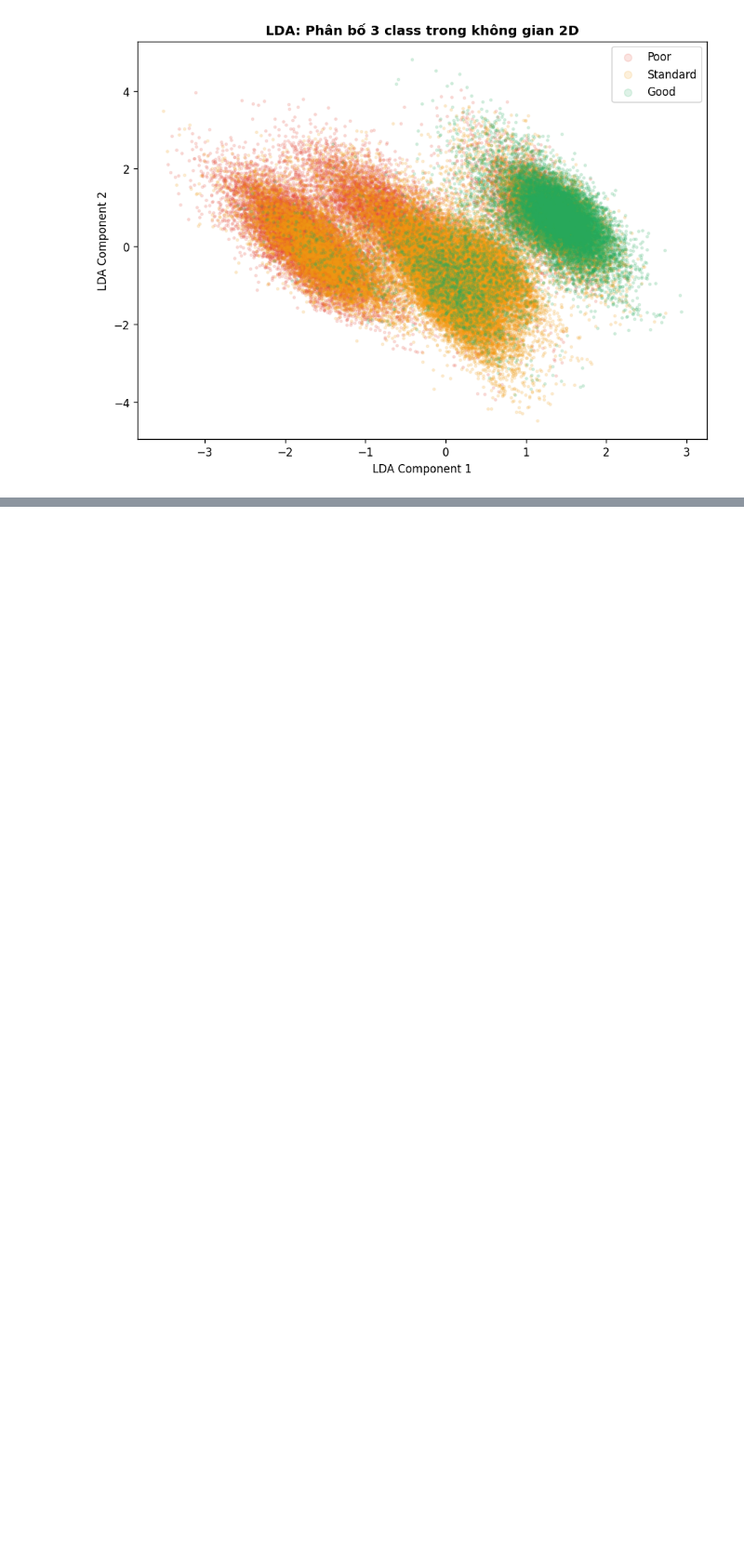
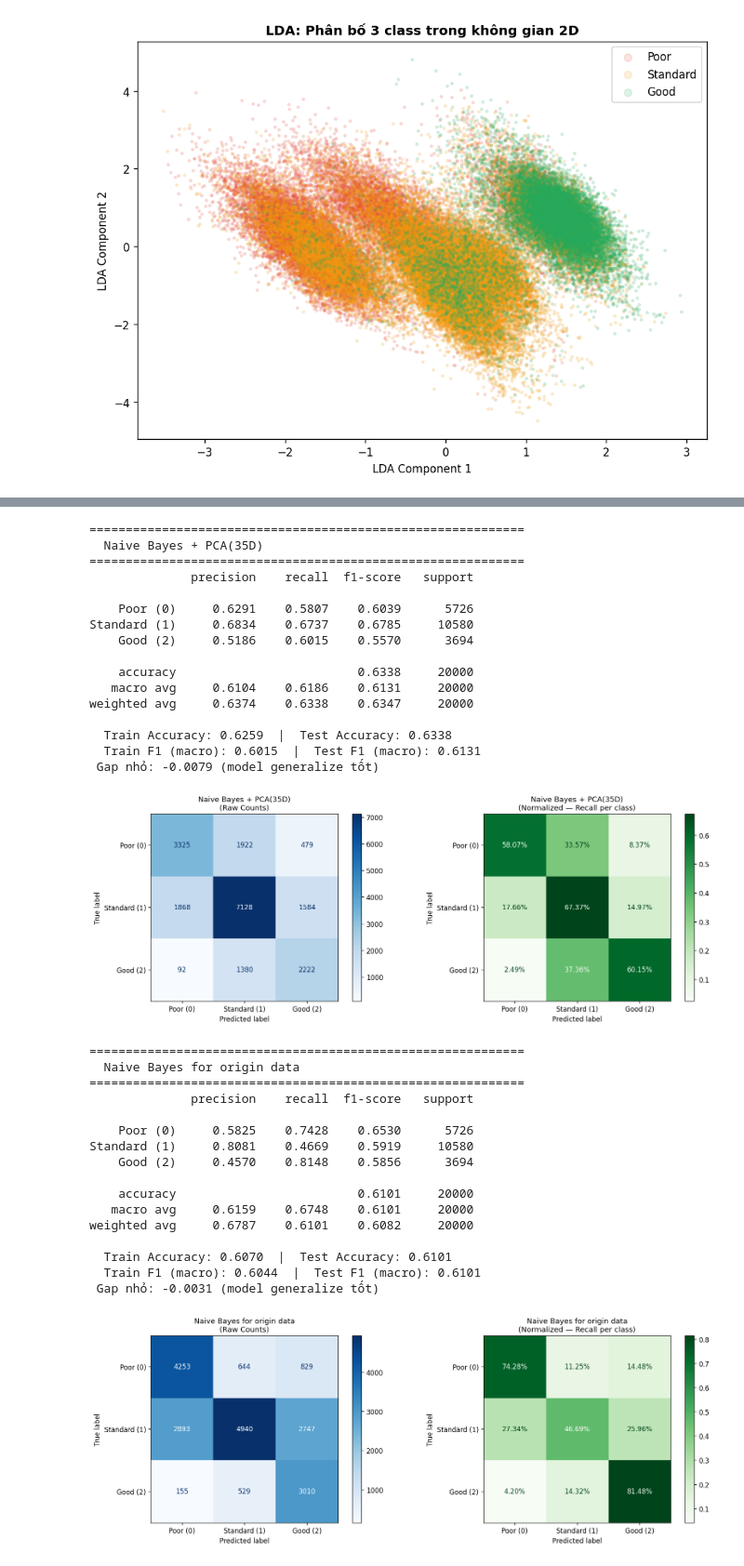
Before and after one commit to VietAnh-205/ml_project_final, a Jupyter notebook: ml_project.ipynb, the cells around one changed output, grey strips where cells are left out. Shown at 93% size. Saved outputs shown, nothing was run; the diff lists cells and outputs as text; code cells hidden in the pictures; blank space fills up the shorter version.

Commit message:
add model run in origin data

```diff
--- a/ml_project.ipynb
+++ b/ml_project.ipynb
@@ -820,19 +974,3 @@ plt.savefig('08_lda_scatter.png', dpi=150, bbox_inches='tight')
 plt.show()
 # %% [output]
 [figure]
-# %%
-def evaluate_model(model, X_tr, X_te, y_tr, y_te, name):
-    """Train, predict, và in đầy đủ report."""
-    model.fit(X_tr, y_tr)
-    y_pred = model.predict(X_te)
-
-    print(f"\n{'='*58}")
-    print(f"  {name}")
-    print(f"{'='*58}")
-    print(classification_report(
-        y_te, y_pred,
-        target_names=['Poor (0)', 'Standard (1)', 'Good (2)'],
-        digits=4
-    ))
-
-    return model
@@ -847,0 +1064,41 @@ X_test_pca_knn  = pca_knn.transform(X_test_scaled)
+# %%
+nb_model = GaussianNB()
+evaluate_model(nb_model, X_train_pca, X_test_pca, y_train, y_test,
+               "Naive Bayes + PCA(" + str(n_95) + "D)")
+nb_model_old = GaussianNB()
+evaluate_model(nb_model_old, X_train_scaled, X_test_scaled, y_train, y_test, "Naive Bayes for origin data")
+# %% [output]
+============================================================
+  Naive Bayes + PCA(35D)
+============================================================
+              precision    recall  f1-score   support
+
+    Poor (0)     0.6291    0.5807    0.6039      5726
+Standard (1)     0.6834    0.6737    0.6785     10580
+    Good (2)     0.5186    0.6015    0.5570      3694
+
+    accuracy                         0.6338     20000
+   macro avg     0.6104    0.6186    0.6131     20000
+weighted avg     0.6374    0.6338    0.6347     20000
+
+  Train Accuracy: 0.6259  |  Test Accuracy: 0.6338
+  Train F1 (macro): 0.6015  |  Test F1 (macro): 0.6131
+ Gap nhỏ: -0.0079 (model generalize tốt)
+[figure, added]
+============================================================
+  Naive Bayes for origin data
+============================================================
+              precision    recall  f1-score   support
+
+    Poor (0)     0.5825    0.7428    0.6530      5726
+Standard (1)     0.8081    0.4669    0.5919     10580
+    Good (2)     0.4570    0.8148    0.5856      3694
+
+    accuracy                         0.6101     20000
+   macro avg     0.6159    0.6748    0.6101     20000
+weighted avg     0.6787    0.6101    0.6082     20000
+
+  Train Accuracy: 0.6070  |  Test Accuracy: 0.6101
+  Train F1 (macro): 0.6044  |  Test F1 (macro): 0.6101
+ Gap nhỏ: -0.0031 (model generalize tốt)
+[figure, added]
```
Also changed, not shown: parts of 45 cells of this notebook.
